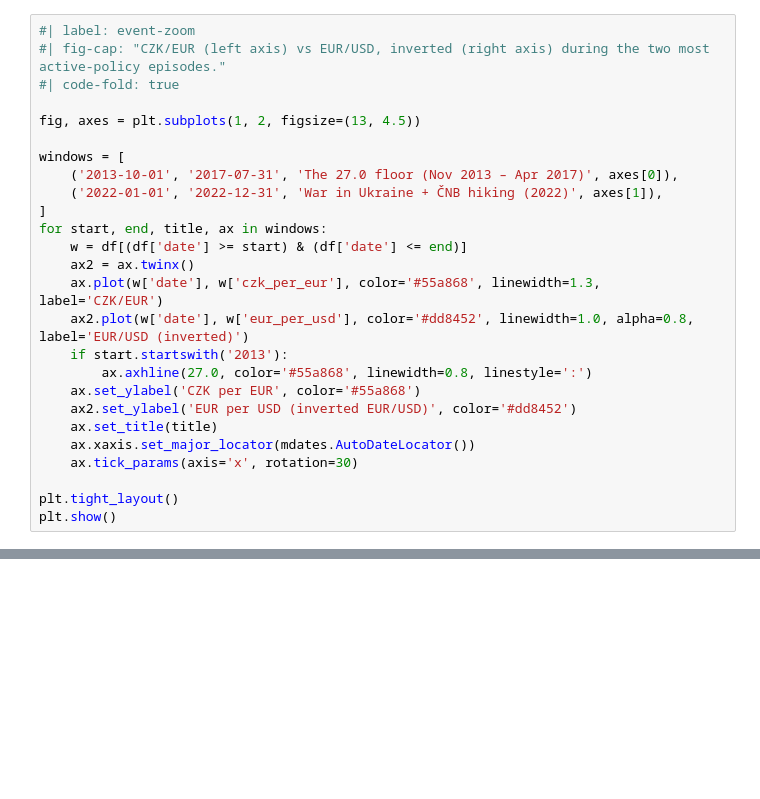
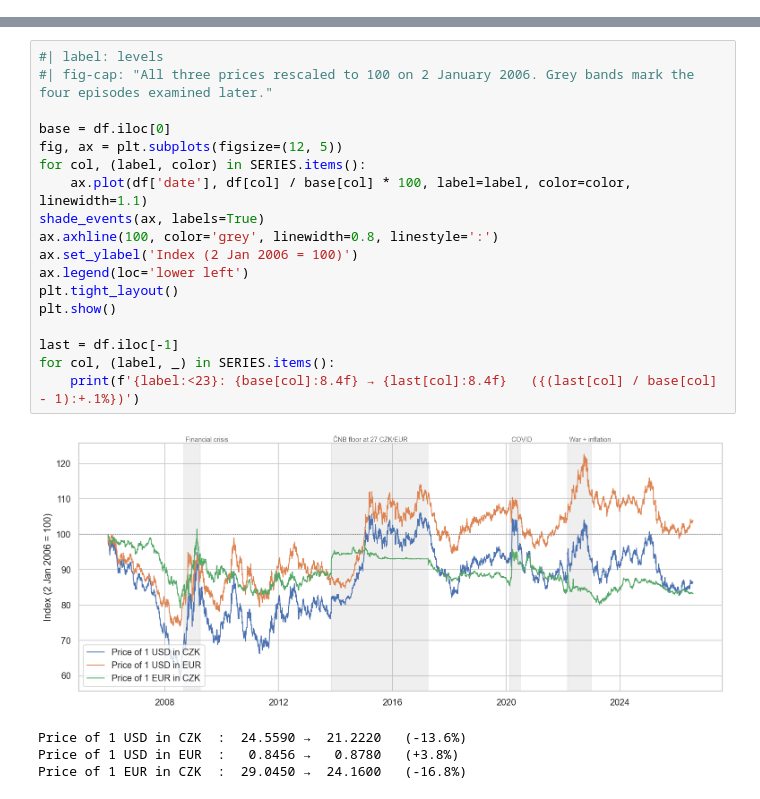
Before and after one commit to trnkatomas/trnkatomas.github.io, a Jupyter notebook: posts/czk_eur_usd_fx/czk_eur_usd_analysis.ipynb, the cells around one changed output, grey strips where cells are left out. Drawn from its saved outputs; the diff is of its cells as text; blank space fills up the shorter version.

```diff
--- a/posts/czk_eur_usd_fx/czk_eur_usd_analysis.ipynb
+++ b/posts/czk_eur_usd_fx/czk_eur_usd_analysis.ipynb
@@ -297,26 +0,0 @@ currency and see what CZK/EUR was doing while EUR/USD did its own thing.
-# %%
-#| label: event-zoom
-#| fig-cap: "CZK/EUR (left axis) vs EUR/USD, inverted (right axis) during the two most active-policy episodes."
-#| code-fold: true
-
-fig, axes = plt.subplots(1, 2, figsize=(13, 4.5))
-
-windows = [
-    ('2013-10-01', '2017-07-31', 'The 27.0 floor (Nov 2013 – Apr 2017)', axes[0]),
-    ('2022-01-01', '2022-12-31', 'War in Ukraine + ČNB hiking (2022)', axes[1]),
-]
-for start, end, title, ax in windows:
-    w = df[(df['date'] >= start) & (df['date'] <= end)]
-    ax2 = ax.twinx()
-    ax.plot(w['date'], w['czk_per_eur'], color='#55a868', linewidth=1.3, label='CZK/EUR')
-    ax2.plot(w['date'], w['eur_per_usd'], color='#dd8452', linewidth=1.0, alpha=0.8, label='EUR/USD (inverted)')
-    if start.startswith('2013'):
-        ax.axhline(27.0, color='#55a868', linewidth=0.8, linestyle=':')
-    ax.set_ylabel('CZK per EUR', color='#55a868')
-    ax2.set_ylabel('EUR per USD (inverted EUR/USD)', color='#dd8452')
-    ax.set_title(title)
-    ax.xaxis.set_major_locator(mdates.AutoDateLocator())
-    ax.tick_params(axis='x', rotation=30)
-
-plt.tight_layout()
-plt.show()
@@ -379,0 +277,23 @@ This analysis was developed with the help of [Claude Code](https://claude.ai/cla
+# %%
+#| label: levels
+#| fig-cap: "All three prices rescaled to 100 on 2 January 2006. Grey bands mark the four episodes examined later."
+
+base = df.iloc[0]
+fig, ax = plt.subplots(figsize=(12, 5))
+for col, (label, color) in SERIES.items():
+    ax.plot(df['date'], df[col] / base[col] * 100, label=label, color=color, linewidth=1.1)
+shade_events(ax, labels=True)
+ax.axhline(100, color='grey', linewidth=0.8, linestyle=':')
+ax.set_ylabel('Index (2 Jan 2006 = 100)')
+ax.legend(loc='lower left')
+plt.tight_layout()
+plt.show()
+
+last = df.iloc[-1]
+for col, (label, _) in SERIES.items():
+    print(f'{label:<23}: {base[col]:8.4f} → {last[col]:8.4f}   ({(last[col] / base[col] - 1):+.1%})')
+# %% [output]
+[figure, added]
+Price of 1 USD in CZK  :  24.5590 →  21.2220   (-13.6%)
+Price of 1 USD in EUR  :   0.8456 →   0.8780   (+3.8%)
+Price of 1 EUR in CZK  :  29.0450 →  24.1600   (-16.8%)
```
Also changed, not shown: parts of 46 cells of this notebook, 2 other files.
